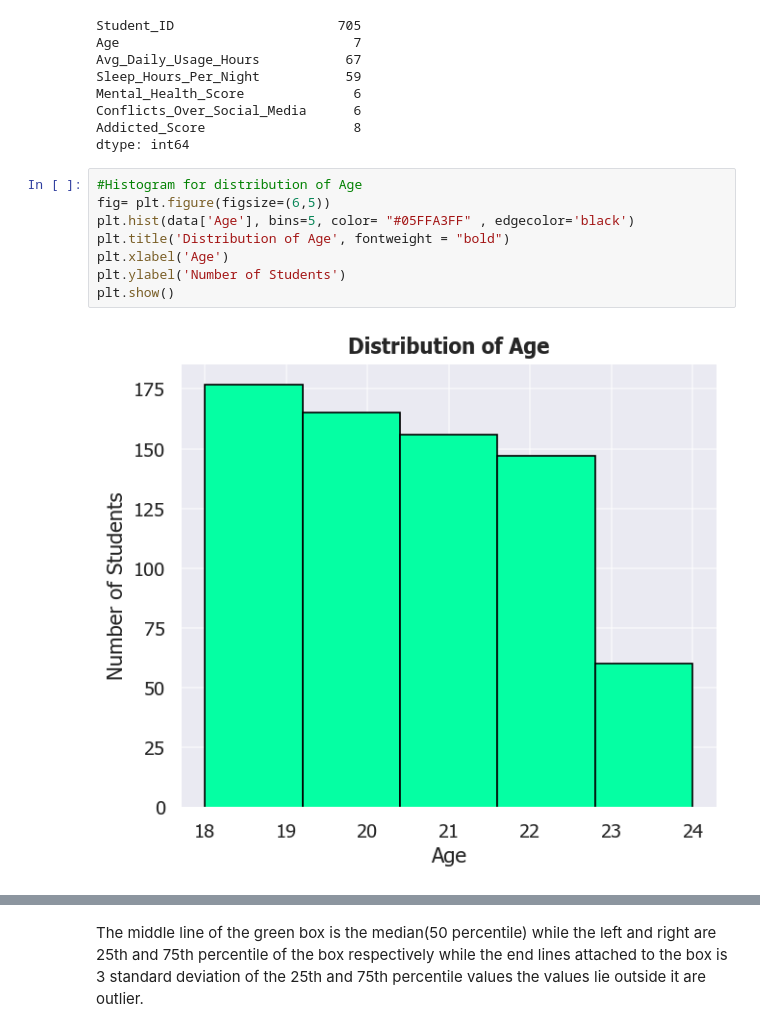
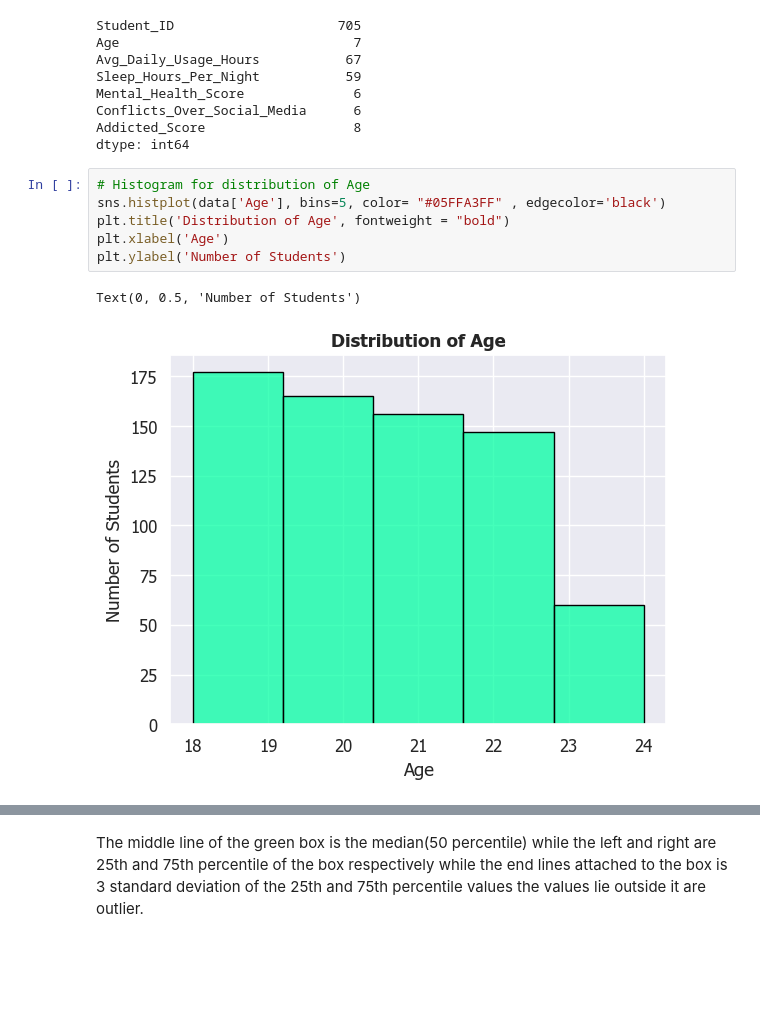
Before and after one commit to Harsh-1598/Students-Social-Media-Addiction, a Jupyter notebook: codes/main.ipynb, the cells around one changed output, grey strips where cells are left out. Cells and saved outputs as stored; diff of their text form; blank space fills up the shorter version.

Commit message:
Updated the Plots in the main

```diff
--- a/codes/main.ipynb
+++ b/codes/main.ipynb
@@ -175,15 +177,14 @@ Conflicts_Over_Social_Media      6
 Addicted_Score                   8
 dtype: int64
 # %%
-#Histogram for distribution of Age
-fig= plt.figure(figsize=(6,5))
-plt.hist(data['Age'], bins=5, color= "#05FFA3FF" , edgecolor='black')
+# Histogram for distribution of Age
+sns.histplot(data['Age'], bins=5, color= "#05FFA3FF" , edgecolor='black')
 plt.title('Distribution of Age', fontweight = "bold")
 plt.xlabel('Age')
 plt.ylabel('Number of Students')
-plt.show()
 # %% [output]
+Text(0, 0.5, 'Number of Students')
-[figure, old version]
+[figure, new version]
 # %%
 #DistPlot for Addicted Score Distribution
 fig= plt.figure(figsize=(9,6))
```
Also changed, not shown: parts of 18 cells of this notebook.
